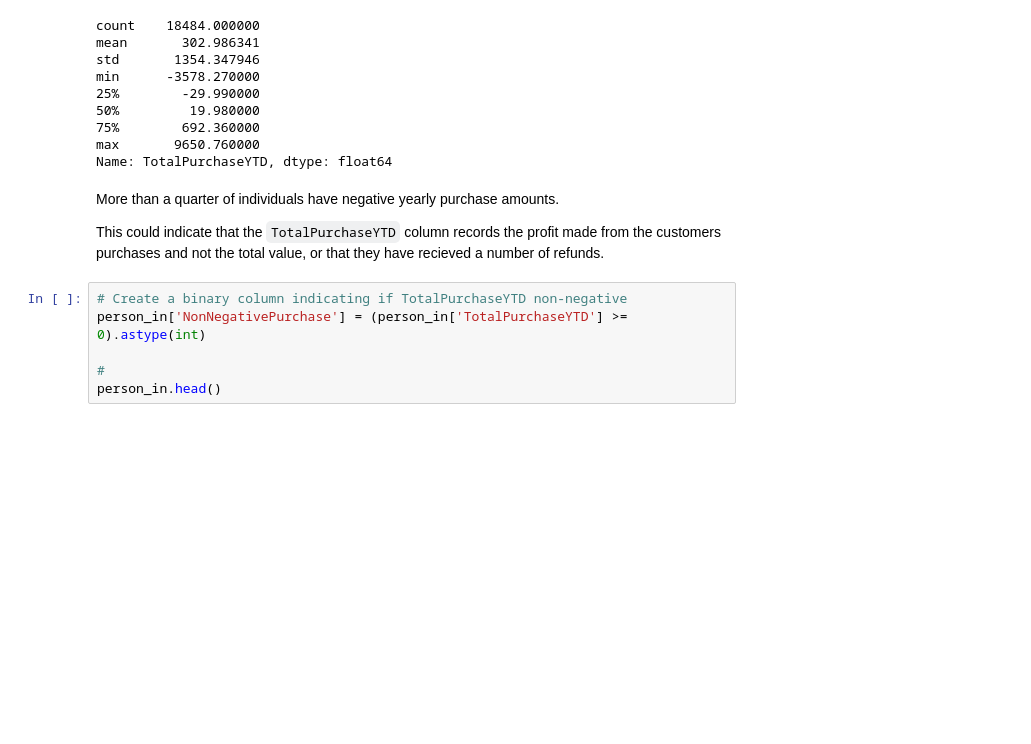
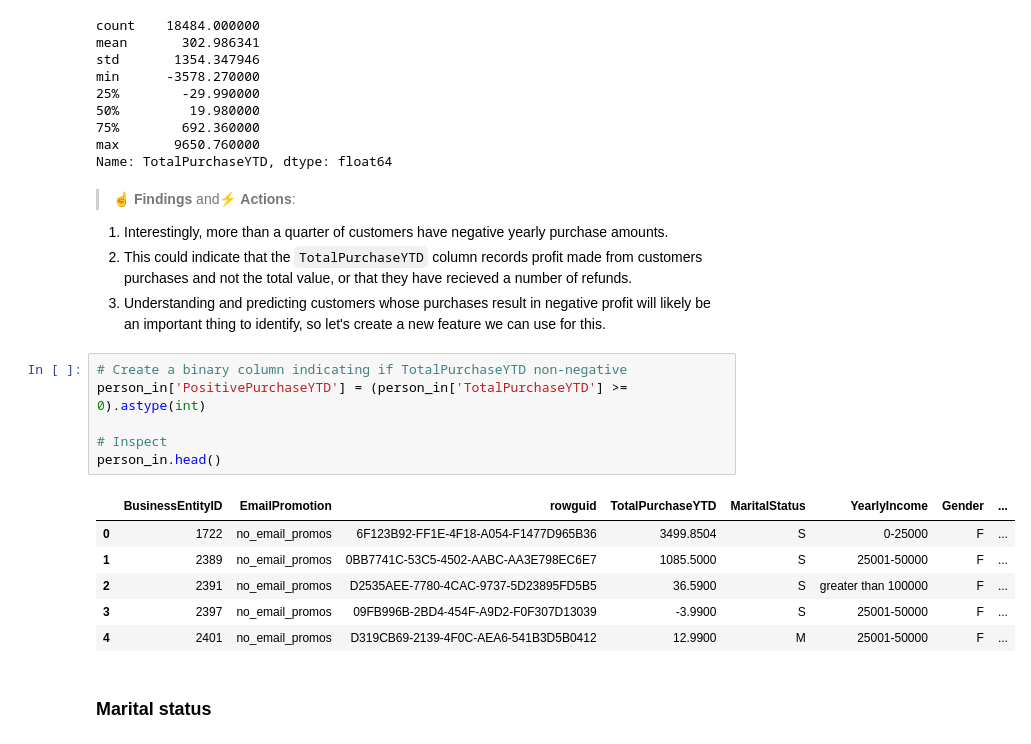
Before and after one commit to jamesrichardbunting/customer_segmentation, a Jupyter notebook: customer_segmentation.ipynb, the cells around one changed output. Cells and saved outputs as stored; diff of their text form; blank space fills up the shorter version.

```diff
--- a/customer_segmentation.ipynb
+++ b/customer_segmentation.ipynb
@@ -364,12 +358,23 @@ min      -3578.270000
 max       9650.760000
 Name: TotalPurchaseYTD, dtype: float64
 # %% [markdown]
-More than a quarter of individuals have negative yearly purchase amounts.
+> ☝ **Findings** and⚡ **Actions**:
 
-This could indicate that the `TotalPurchaseYTD` column records the profit made from the customers purchases and not the total value, or that they have recieved a number of refunds.
+1. Interestingly, more than a quarter of customers have negative yearly purchase amounts.
+2. This could indicate that the `TotalPurchaseYTD` column records profit made from customers purchases and not the total value, or that they have recieved a number of refunds.
+3. Understanding and predicting customers whose purchases result in negative profit will likely be an important thing to identify, so let's create a new feature we can use for this.
 # %%
 # Create a binary column indicating if TotalPurchaseYTD non-negative
-person_in['NonNegativePurchase'] = (person_in['TotalPurchaseYTD'] >= 0).astype(int)
+person_in['PositivePurchaseYTD'] = (person_in['TotalPurchaseYTD'] >= 0).astype(int)
 
-#
+# Inspect
 person_in.head()
+# %% [output]
+|  | BusinessEntityID | EmailPromotion | rowguid | TotalPurchaseYTD | MaritalStatus | YearlyIncome | Gender | ... |
+| 0 | 1722 | no_email_promos | 6F123B92-FF1E-4F18-A054-F1477D965B36 | 3499.8504 | S | 0-25000 | F | ... |
+| 1 | 2389 | no_email_promos | 0BB7741C-53C5-4502-AABC-AA3E798EC6E7 | 1085.5000 | S | 25001-50000 | F | ... |
+| 2 | 2391 | no_email_promos | D2535AEE-7780-4CAC-9737-5D23895FD5B5 | 36.5900 | S | greater than 100000 | F | ... |
+| 3 | 2397 | no_email_promos | 09FB996B-2BD4-454F-A9D2-F0F307D13039 | -3.9900 | S | 25001-50000 | F | ... |
+| 4 | 2401 | no_email_promos | D319CB69-2139-4F0C-AEA6-541B3D5B0412 | 12.9900 | M | 25001-50000 | F | ... |
+# %% [markdown]
+### Marital status
```
Also changed, not shown: parts of 17 cells of this notebook.
